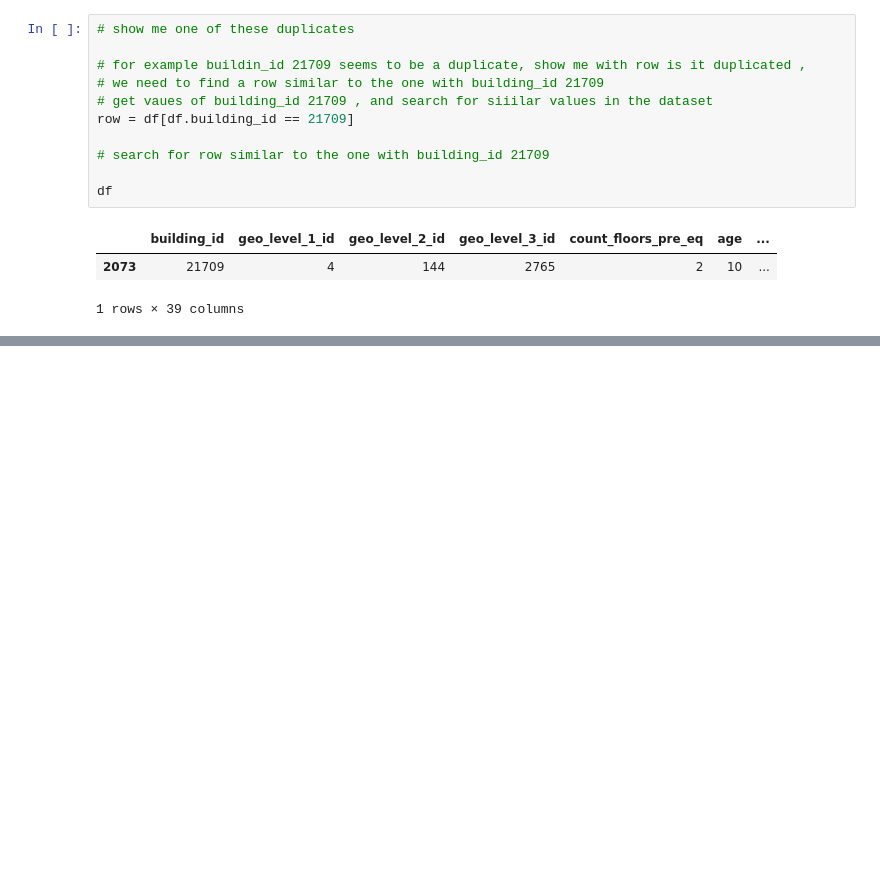
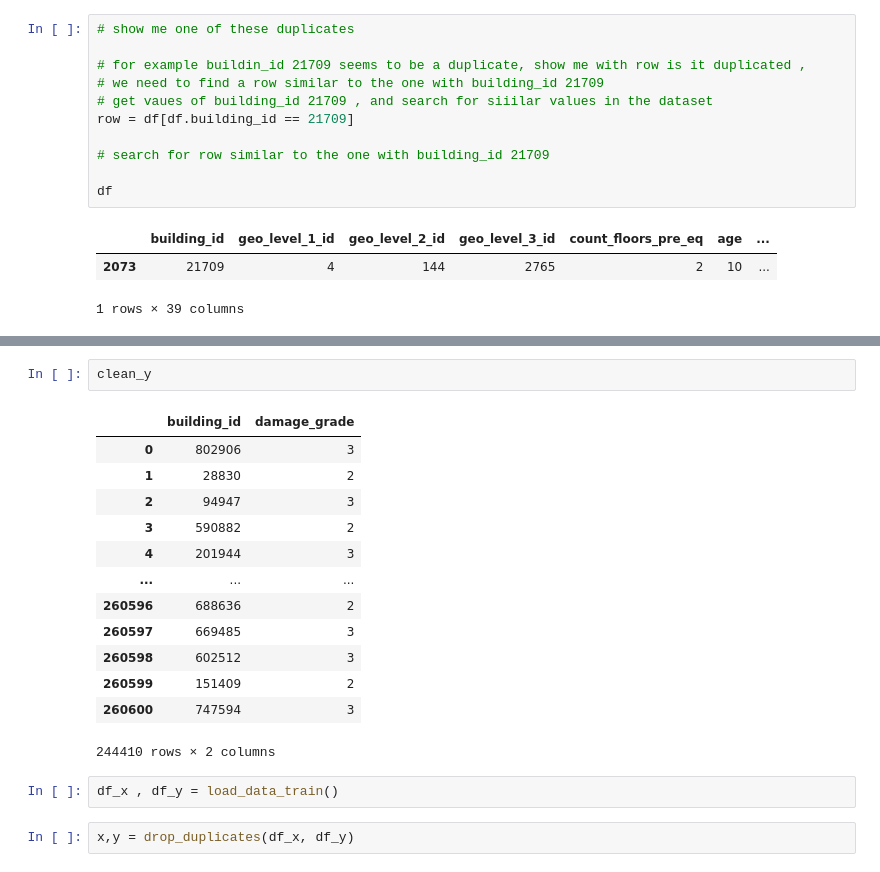
Before and after one commit to shahabday/Earthquake-competition, a Jupyter notebook: Notebooks/0 preliminary exploration/SD_first_Xplore.ipynb, the cells around one changed output, grey strips where cells are left out. Saved outputs shown, nothing was run; the diff lists cells and outputs as text; blank space fills up the shorter version.

```diff
--- a/Notebooks/0 preliminary exploration/SD_first_Xplore.ipynb
+++ b/Notebooks/0 preliminary exploration/SD_first_Xplore.ipynb
@@ -147,0 +263,20 @@ df
+# %%
+clean_y
+# %% [output]
+|  | building_id | damage_grade |
+| 0 | 802906 | 3 |
+| 1 | 28830 | 2 |
+| 2 | 94947 | 3 |
+| 3 | 590882 | 2 |
+| 4 | 201944 | 3 |
+| ... | ... | ... |
+| 260596 | 688636 | 2 |
+| 260597 | 669485 | 3 |
+| 260598 | 602512 | 3 |
+| 260599 | 151409 | 2 |
+| 260600 | 747594 | 3 |
+244410 rows × 2 columns
+# %%
+df_x , df_y = load_data_train()
+# %%
+x,y = drop_duplicates(df_x, df_y)
```
Also changed, not shown: parts of 11 cells of this notebook.
